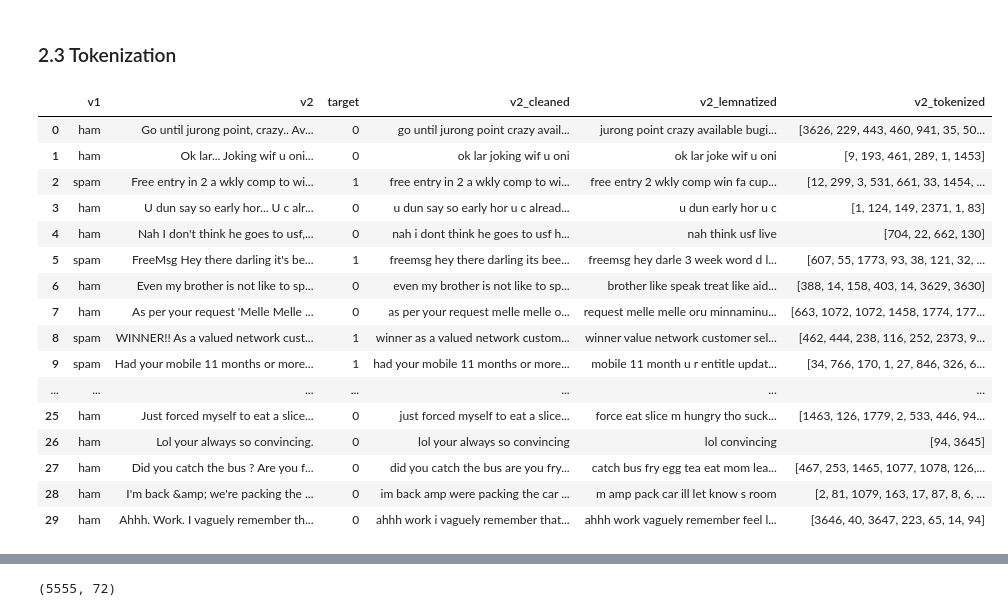
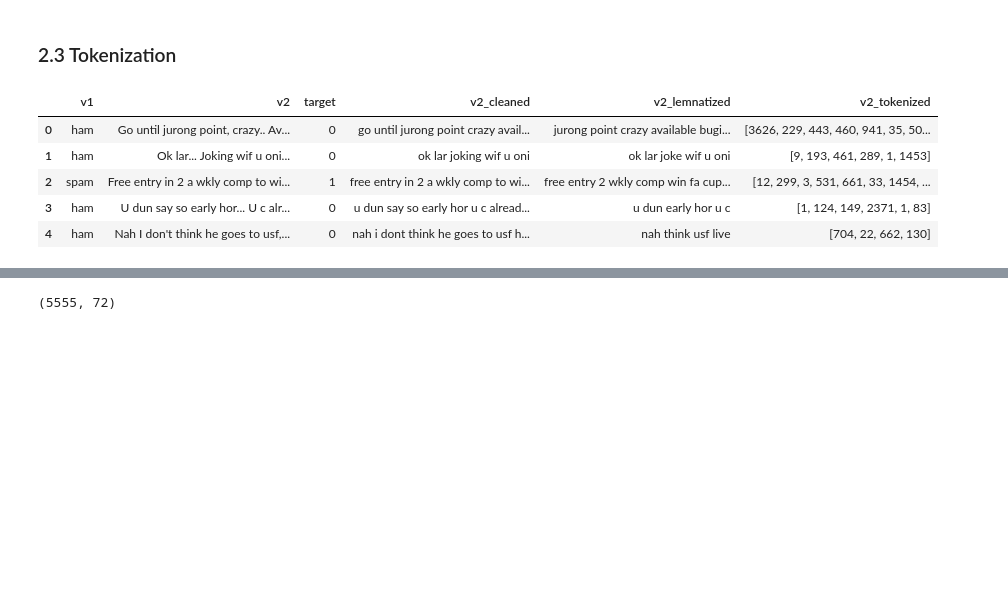
Before and after one commit to hicham-mrani/Block4_Predictive-analysis-of-unstructured-data-using-artificial-intelligence, a Jupyter notebook: AT&T_spam_detector.ipynb, the cells around one changed output, grey strips where cells are left out. Cells and saved outputs as stored; diff of their text form; code cells hidden in the pictures; blank space fills up the shorter version.

```diff
--- a/AT&T_spam_detector.ipynb
+++ b/AT&T_spam_detector.ipynb
@@ -117,26 +117,15 @@ df.head()
 # %%
 token = tf.keras.preprocessing.text.Tokenizer()
 token.fit_on_texts(df["v2_lemnatized"])
 df["v2_tokenized"] = token.texts_to_sequences(df["v2_lemnatized"])
-df.head(30)
+df.head()
 # %% [output]
 |  | v1 | v2 | target | v2_cleaned | v2_lemnatized | v2_tokenized |
 | 0 | ham | Go until jurong point, crazy.. Av... | 0 | go until jurong point crazy avail... | jurong point crazy available bugi... | [3626, 229, 443, 460, 941, 35, 50... |
 | 1 | ham | Ok lar... Joking wif u oni... | 0 | ok lar joking wif u oni | ok lar joke wif u oni | [9, 193, 461, 289, 1, 1453] |
 | 2 | spam | Free entry in 2 a wkly comp to wi... | 1 | free entry in 2 a wkly comp to wi... | free entry 2 wkly comp win fa cup... | [12, 299, 3, 531, 661, 33, 1454, ... |
 | 3 | ham | U dun say so early hor... U c alr... | 0 | u dun say so early hor u c alread... | u dun early hor u c | [1, 124, 149, 2371, 1, 83] |
 | 4 | ham | Nah I don't think he goes to usf,... | 0 | nah i dont think he goes to usf h... | nah think usf live | [704, 22, 662, 130] |
-| 5 | spam | FreeMsg Hey there darling it's be... | 1 | freemsg hey there darling its bee... | freemsg hey darle 3 week word d l... | [607, 55, 1773, 93, 38, 121, 32, ... |
-| 6 | ham | Even my brother is not like to sp... | 0 | even my brother is not like to sp... | brother like speak treat like aid... | [388, 14, 158, 403, 14, 3629, 3630] |
-| 7 | ham | As per your request 'Melle Melle ... | 0 | as per your request melle melle o... | request melle melle oru minnaminu... | [663, 1072, 1072, 1458, 1774, 177... |
-| 8 | spam | WINNER!! As a valued network cust... | 1 | winner as a valued network custom... | winner value network customer sel... | [462, 444, 238, 116, 252, 2373, 9... |
-| 9 | spam | Had your mobile 11 months or more... | 1 | had your mobile 11 months or more... | mobile 11 month u r entitle updat... | [34, 766, 170, 1, 27, 846, 326, 6... |
-| ... | ... | ... | ... | ... | ... | ... |
-| 25 | ham | Just forced myself to eat a slice... | 0 | just forced myself to eat a slice... | force eat slice m hungry tho suck... | [1463, 126, 1779, 2, 533, 446, 94... |
-| 26 | ham | Lol your always so convincing. | 0 | lol your always so convincing | lol convincing | [94, 3645] |
-| 27 | ham | Did you catch the bus ? Are you f... | 0 | did you catch the bus are you fry... | catch bus fry egg tea eat mom lea... | [467, 253, 1465, 1077, 1078, 126,... |
-| 28 | ham | I'm back &amp; we're packing the ... | 0 | im back amp were packing the car ... | m amp pack car ill let know s room | [2, 81, 1079, 163, 17, 87, 8, 6, ... |
-| 29 | ham | Ahhh. Work. I vaguely remember th... | 0 | ahhh work i vaguely remember that... | ahhh work vaguely remember feel l... | [3646, 40, 3647, 223, 65, 14, 94] |
 # %%
 df["v2_len"] = df["v2_tokenized"].apply(lambda x: len(x))
 
```
Also changed, not shown: parts of 11 cells of this notebook, 1 other file.
